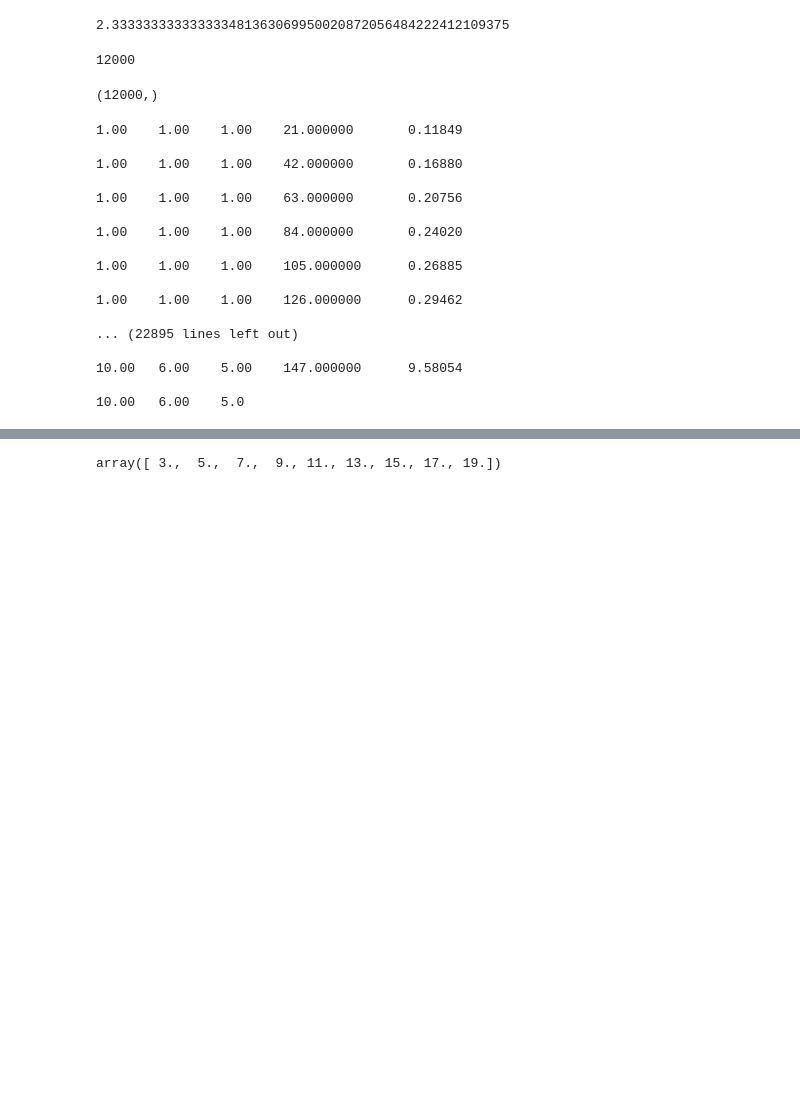
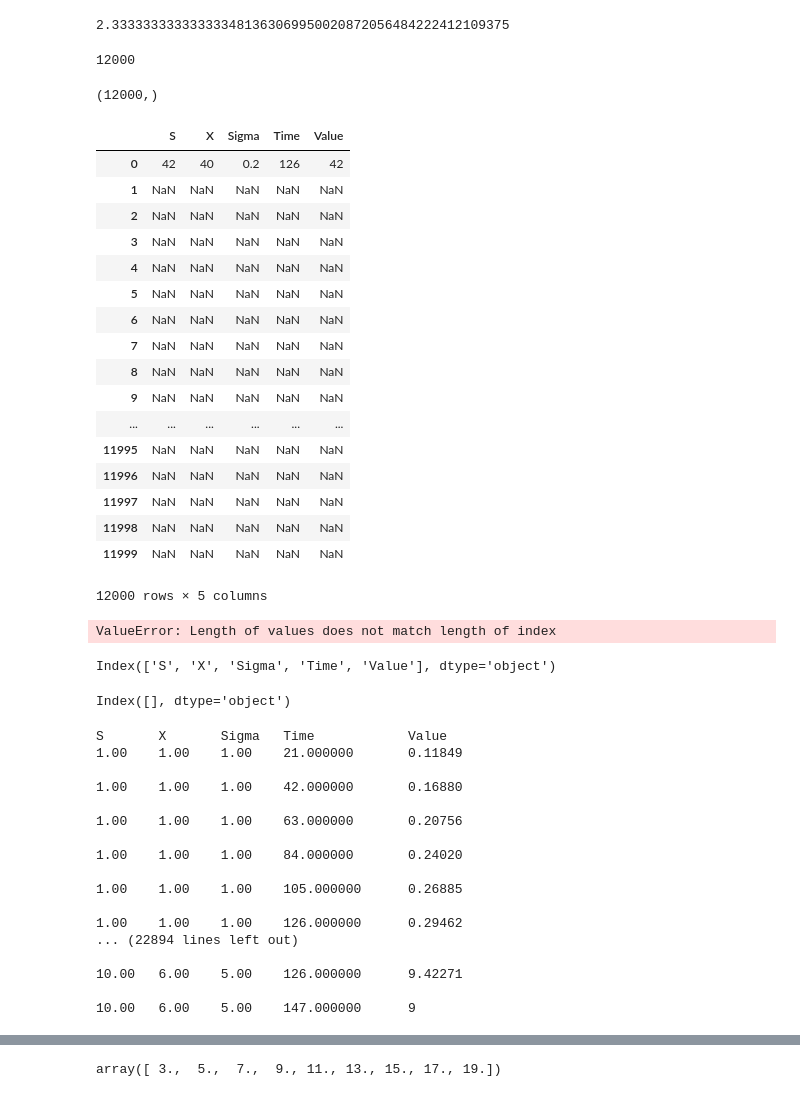
Before and after one commit to dpnolan/learningBlackScholes, a Jupyter notebook: bs5.ipynb, the cells around one changed output, grey strips where cells are left out. Drawn from its saved outputs; the diff is of its cells as text; code cells hidden in the pictures; blank space fills up the shorter version.

Commit message:
Added pd.DataFrame for option pricing inputs and outputs

```diff
--- a/bs5.ipynb
+++ b/bs5.ipynb
@@ -234,12 +234,37 @@ print("{:2.100}".format(optionS[6]/3))
 def myFunction(x):
     return (1+ ( 2*x) )
 # %%
-NUMBER_S*NUMBER_X*NUMBER_SIGMA*int(-NUMBER_T/INCREMENT_T)
+NUMBER_OPTIONS=NUMBER_S*NUMBER_X*NUMBER_SIGMA*int(-NUMBER_T/INCREMENT_T)
-# %% [output]
-12000
+# %%
+NUMBER_OPTIONS
+# %% [output]
+12000
 # %%
 optionValue=np.zeros(NUMBER_S*NUMBER_X*NUMBER_SIGMA*int(-NUMBER_T/INCREMENT_T))
 # %%
 optionValue.shape
 # %% [output]
 (12000,)
+# %%
+optionDF=pd.DataFrame(index=np.arange(0,NUMBER_OPTIONS,1),columns=["S","X","Sigma","Time","Value"])
+# %%
+optionDF
+# %% [output]
+|  | S | X | Sigma | Time | Value |
+| 0 | 42 | 40 | 0.2 | 126 | 42 |
+| 1 | NaN | NaN | NaN | NaN | NaN |
+| 2 | NaN | NaN | NaN | NaN | NaN |
+| 3 | NaN | NaN | NaN | NaN | NaN |
+| 4 | NaN | NaN | NaN | NaN | NaN |
+| 5 | NaN | NaN | NaN | NaN | NaN |
+| 6 | NaN | NaN | NaN | NaN | NaN |
+| 7 | NaN | NaN | NaN | NaN | NaN |
+| 8 | NaN | NaN | NaN | NaN | NaN |
+| 9 | NaN | NaN | NaN | NaN | NaN |
+| ... | ... | ... | ... | ... | ... |
+| 11995 | NaN | NaN | NaN | NaN | NaN |
+| 11996 | NaN | NaN | NaN | NaN | NaN |
+| 11997 | NaN | NaN | NaN | NaN | NaN |
+| 11998 | NaN | NaN | NaN | NaN | NaN |
+| 11999 | NaN | NaN | NaN | NaN | NaN |
+12000 rows × 5 columns
@@ -245,0 +273,12 @@ optionValue.shape
+# %%
+optionDF[0]=( [42,40,0.2,126,42]) #,columns=['S','X','Sigma','T','Value']
+# %% [output]
+ValueError: Length of values does not match length of index
+# %%
+optionDF.columns
+# %% [output]
+Index(['S', 'X', 'Sigma', 'Time', 'Value'], dtype='object')
+# %%
+optionDF.index=np.arange(0)
+# %% [output]
+Index([], dtype='object')
@@ -246,14 +287,18 @@ optionValue.shape
 # %%
 %%time
 counter=0
+print("S\tX\tSigma\tTime\t\tValue")
 for s in optionS:
     for x in optionX:
         for sig in optionSIGMA:
             for t in optionT:
                 optionValue[counter]=bs(S=s,K=x,sigma=sig,T=t/252)
                 print("{:3.2f}\t{:3.2f}\t{:3.2f}\t{:3f}\t{:3.5f}\n".format(s,x,sig,t,optionValue[counter]))
+                optionDF.loc[counter]=(s,x,sig,t/252,optionValue[counter])
+                #optionDF[counter]=((s,x,sig,t,optionValue[counter]),columns=["S","X","Sigma","Time","Value"])
                 counter+=1
 # %% [output]
+S       X       Sigma   Time            Value
 1.00    1.00    1.00    21.000000       0.11849
 
 1.00    1.00    1.00    42.000000       0.16880
@@ -265,9 +310,8 @@ for s in optionS:
 1.00    1.00    1.00    105.000000      0.26885
 
 1.00    1.00    1.00    126.000000      0.29462
+... (22894 lines left out)
 
-... (22895 lines left out)
+10.00   6.00    5.00    126.000000      9.42271
 
-10.00   6.00    5.00    147.000000      9.58054
-
-10.00   6.00    5.0
+10.00   6.00    5.00    147.000000      9
```
Also changed, not shown: parts of 4 cells of this notebook.
